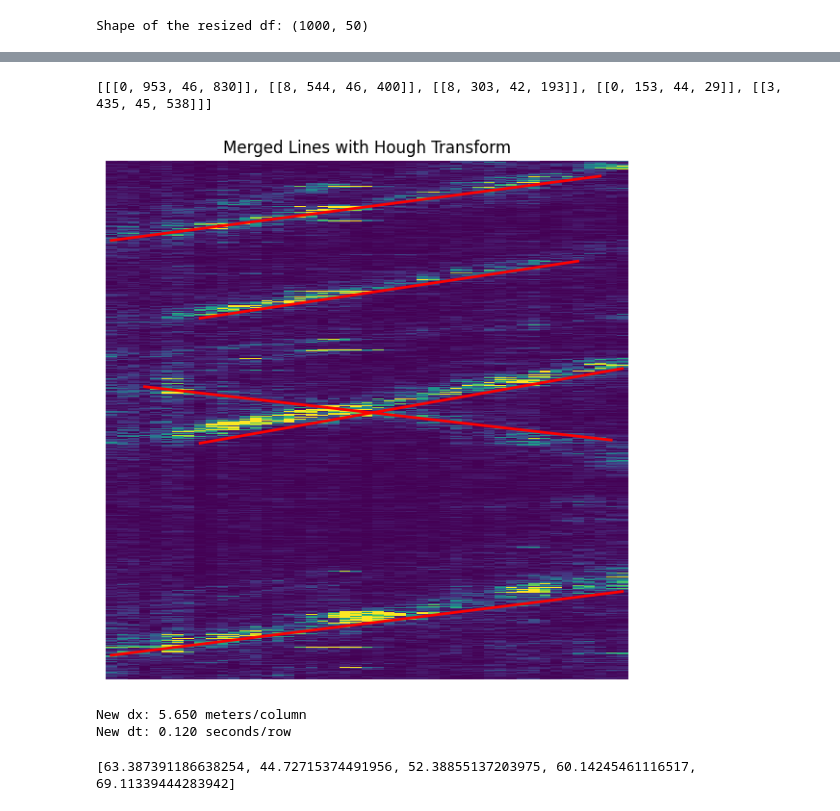
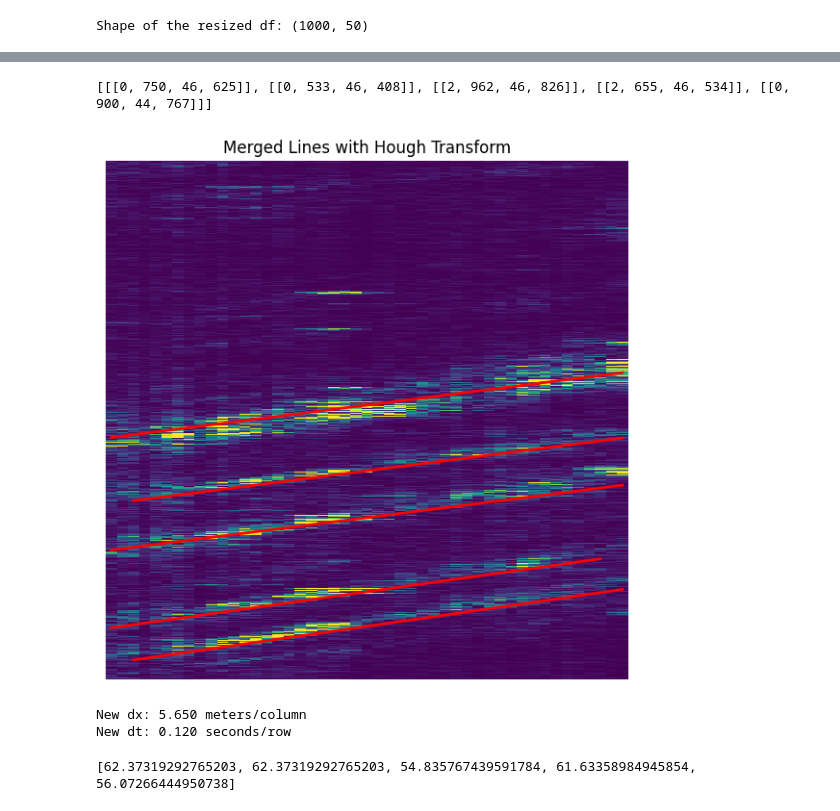
Before and after one commit to mmartyna123/ComputerVision, a Jupyter notebook: Project1/good_for_4.ipynb, the cells around one changed output, grey strips where cells are left out. Drawn from its saved outputs; the diff is of its cells as text; code cells hidden in the pictures.

```diff
--- a/Project1/good_for_4.ipynb
+++ b/Project1/good_for_4.ipynb
@@ -70,7 +70,7 @@ def load_df(start, end):
 df62 = load_df(start_62, end_62)
 df71 = load_df(start_71, end_71)
 df72 = load_df(start_72, end_72)
-df = load_df(start_t, end_t)
+df = df71
 # %%
 def set_axis(x, no_labels = 7)->tuple[np.array, np.array]:
     """Sets the x-axis positions and labels for a plot.
@@ -113,7 +113,7 @@ def plot_image(img, a=6, b=9, lines=None, title="DataFrame Visualization", veloc
             # Annotate velocity
             if velocities is not None:
                 mid_x, mid_y = (x1 + x2) / 2, (y1 + y2) / 2
-                plt.text(mid_x, mid_y, f"{velocities[i]:.2f} km/h", color="cyan", fontsize=10, ha="center", va="center")
+                plt.text(mid_x, mid_y, f"{velocities[i]:.2f} km/h", color="cyan", fontsize=15, ha="center", va="center")
 
 
     # plt.colorbar(label='Value')
@@ -355,36 +355,36 @@ def merge_lines(lines, min_distance=30, max_angle_diff=25):
                 group[0] = min(gx1, x1, x2)  # Update group boundaries
                 group[1] = min(gy1, y1, y2)
                 group[2] = max(gx2, x1, x2)
                 group[3] = max(gy2, y1, y2)
                 group[4] = (gangle + angle) / 2  # Average the angles
                 group[5].append((x1, y1, x2, y2))  # Add line coordinates
                 added = True
                 break
 
         if not added:
             # Create a new group for this line
             merged_groups.append([x1, y1, x2, y2, angle, [(x1, y1, x2, y2)]])
 
     # Select the line with the most left and most right coordinates from each group
     selected_lines = []
     for group in merged_groups:
         group_lines = group[5]  # All lines in the group
 
         # Determine the overall leftmost and rightmost points
         leftmost = min((line[0], line[1]) for line in group_lines)
         rightmost = max((line[2], line[3]) for line in group_lines)
 
         # Form a new line from the leftmost to the rightmost point
         selected_lines.append([[leftmost[0], leftmost[1], rightmost[0], rightmost[1]]])
     return selected_lines
 
 merged_lines = merge_lines(lines)
 print(merged_lines)
 # Plot merged lines
-plot_image(df_normalized.values, a= 7, b= 7, lines = merged_lines, title="Merged Lines with Hough Transform")
+plot_image(df_orginal.values, a= 7, b= 7, lines = merged_lines, title="Merged Lines with Hough Transform")
 # %% [output]
-[[[0, 953, 46, 830]], [[8, 544, 46, 400]], [[8, 303, 42, 193]], [[0, 153, 44, 29]], [[3, 435, 45, 538]]]
+[[[0, 750, 46, 625]], [[0, 533, 46, 408]], [[2, 962, 46, 826]], [[2, 655, 46, 534]], [[0, 900, 44, 767]]]
-[figure, old version]
+[figure, new version]
 # %%
 #FAJNY KOD DO USTAWIENIA DX I DT
 
@@ -432,7 +432,7 @@ def calculate_velocities(lines, dx, dt):
 velocities = calculate_velocities(merged_lines, new_dx, new_dt)
 print(velocities)
 # %% [output]
-[63.387391186638254, 44.72715374491956, 52.38855137203975, 60.14245461116517, 69.11339444283942]
+[62.37319292765203, 62.37319292765203, 54.835767439591784, 61.63358984945854, 56.07266444950738]
 # %%
 plot_image(df_orginal, a=12,b=8,lines=merged_lines, title="Merged Lines with Velocities",velocities=velocities)
 # %% [output]
```
Also changed, not shown: parts of 13 cells of this notebook, 1 other file.
